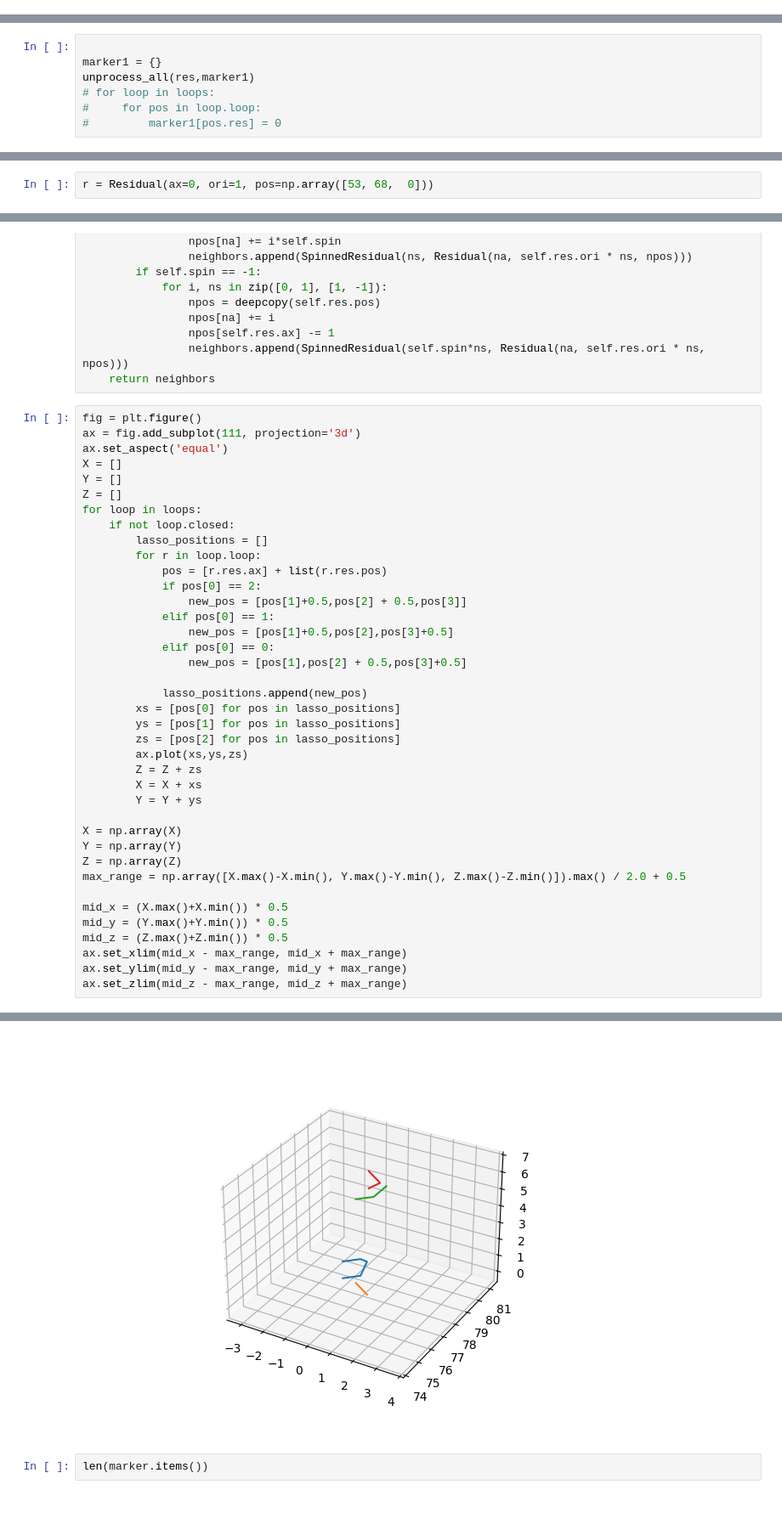
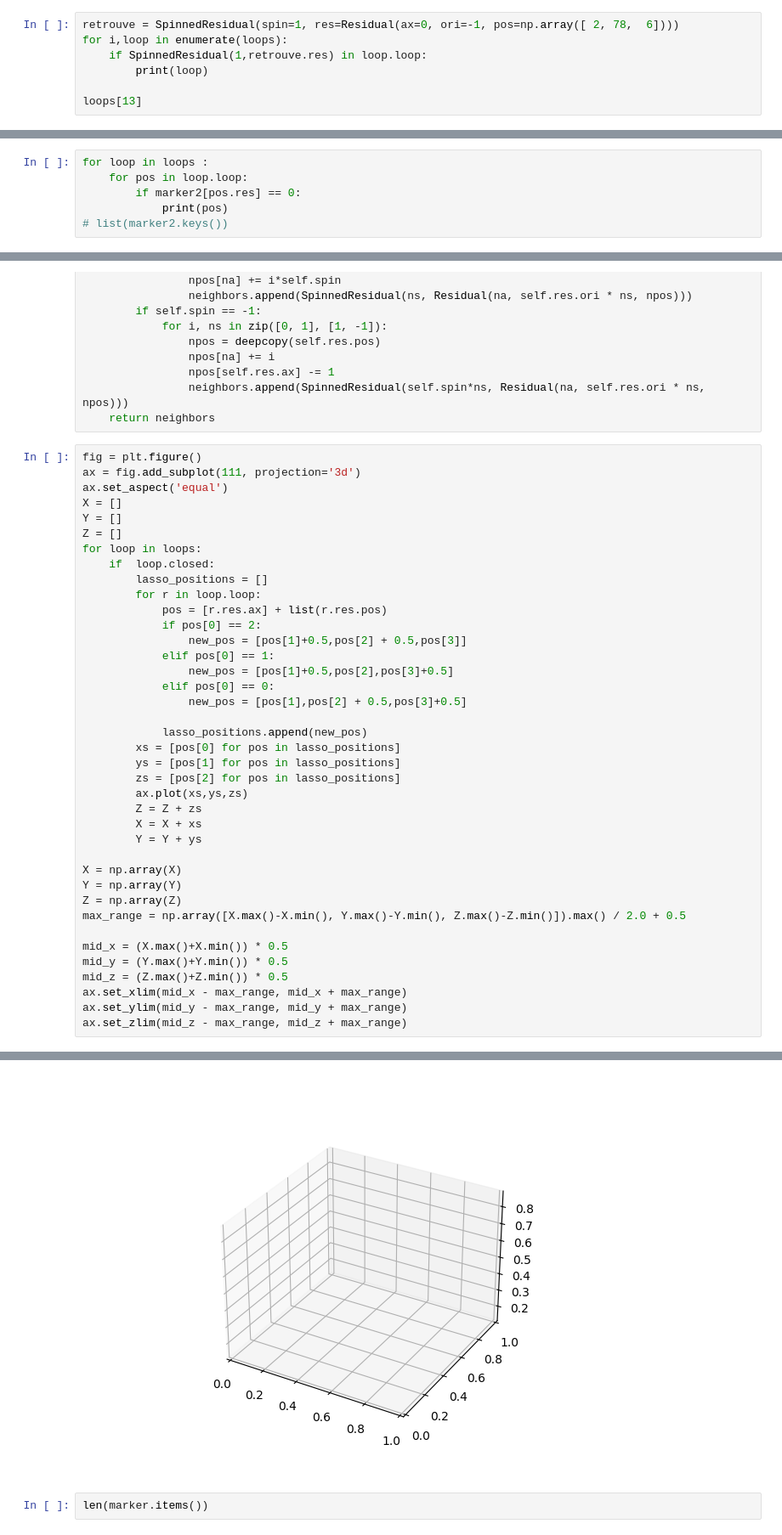
Before and after one commit to Mehdi5578/3DPU_Plateau_Problem, a Jupyter notebook: solution.ipynb, the cells around one changed output, grey strips where cells are left out. Shown at 85% size. Drawn from its saved outputs; the diff is of its cells as text; blank space fills up the shorter version.

Commit message:
search_loop debug

```diff
--- a/solution.ipynb
+++ b/solution.ipynb
@@ -76,0 +93,7 @@ l = residual_loops(loops,marker2,data)
+# %%
+retrouve = SpinnedResidual(spin=1, res=Residual(ax=0, ori=-1, pos=np.array([ 2, 78,  6])))
+for i,loop in enumerate(loops):
+    if SpinnedResidual(1,retrouve.res) in loop.loop:
+        print(loop)
+
+loops[13]
@@ -77,10 +103,9 @@ l = residual_loops(loops,marker2,data)
 # %%
-
-marker1 = {}
-unprocess_all(res,marker1)
-# for loop in loops:
-#     for pos in loop.loop:
-#         marker1[pos.res] = 0
+for loop in loops :
+    for pos in loop.loop:
+        if marker2[pos.res] == 0:
+            print(pos)
+# list(marker2.keys())
 # %%
 r = unprocessed_residual(marker2)
 search_loop(SpinnedResidual(1,r),shape,marker=marker2)
@@ -127,5 +152,3 @@ for k in potential_neighbors(v,True):
 SpinnedResidual(spin=-1, res=Residual(ax=0, ori=1, pos=array([52, 68,  0])))
 marker1 -1
 marker2 1
-# %%
-r = Residual(ax=0, ori=1, pos=np.array([53, 68,  0]))
@@ -185,7 +210,7 @@ X = []
 Y = []
 Z = []
 for loop in loops:
-    if not loop.closed:
+    if  loop.closed:
         lasso_positions = []
         for r in loop.loop:
             pos = [r.res.ax] + list(r.res.pos)
@@ -221,4 +246,4 @@ ax.set_zlim(mid_z - max_range, mid_z + max_range)
-[figure, old version]
+[figure, new version]
 # %%
 len(marker.items())
 # %% [output]
```
Also changed, not shown: parts of 10 cells of this notebook, 1 other file.
